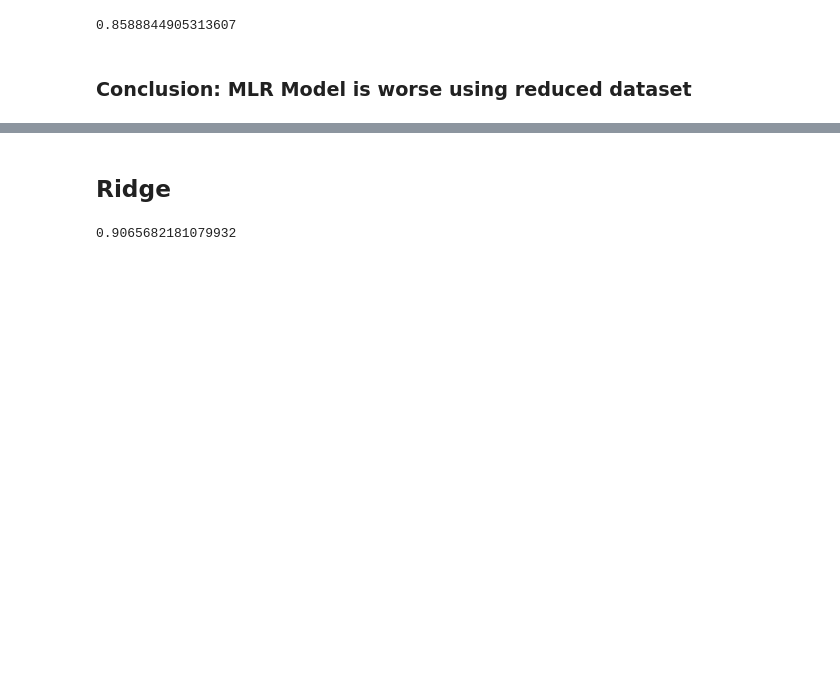
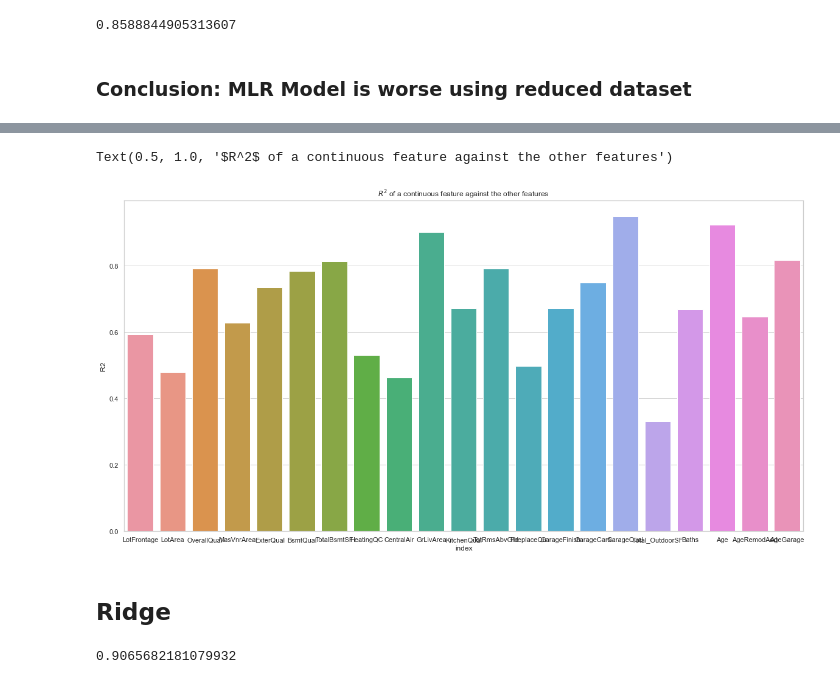
Before and after one commit to mwc201/Housing_Price_Prediction, a Jupyter notebook: ML_Models_RKedit2.ipynb, the cells around one changed output, grey strips where cells are left out. Drawn from its saved outputs; the diff is of its cells as text; code cells hidden in the pictures; blank space fills up the shorter version.

```diff
--- a/ML_Models_RKedit.ipynb
+++ b/ML_Models_RKedit2.ipynb
@@ -467,0 +471,32 @@ lm5.score(X3, y)
+# %%
+continuous_features = ['LotFrontage',
+'LotArea',
+'OverallQual',
+'MasVnrArea',
+'ExterQual',
+'BsmtQual',
+'TotalBsmtSF',
+'HeatingQC',
+'CentralAir',
+'GrLivArea',
+'KitchenQual',
+'TotRmsAbvGrd',
+'FireplaceQu',
+'GarageFinish',
+'GarageCars',
+'GarageQual',
+'Total_OutdoorSF',
+'Baths',
+'Age',
+'AgeRemodAdd',
+'AgeGarage']
+
+scores = {}
+ols2 = LinearRegression()
+from sklearn.metrics import r2_score
+for feature_name in continuous_features:
+    X_df2 = X.copy()
+    feature = X_df2[feature_name].copy()
+    X_df2.drop(feature_name, axis=1, inplace=True)
+    ols2.fit(X_df2, feature)
+    scores[feature_name] = ols2.score(X_df2, feature)
@@ -468,3 +543,10 @@ lm5.score(X3, y)
+# %%
+plt.figure(figsize=(20,10))
+sns.barplot(x='index', y='R2', data=pd.DataFrame(scores, index=['R2']).T.reset_index() )
+plt.title('$R^2$ of a continuous feature against the other features')
+# %% [output]
+Text(0.5, 1.0, '$R^2$ of a continuous feature against the other features')
+[figure, added]
 # %% [markdown]
 ## Ridge
 # %%
```
Also changed, not shown: parts of 30 cells of this notebook.
